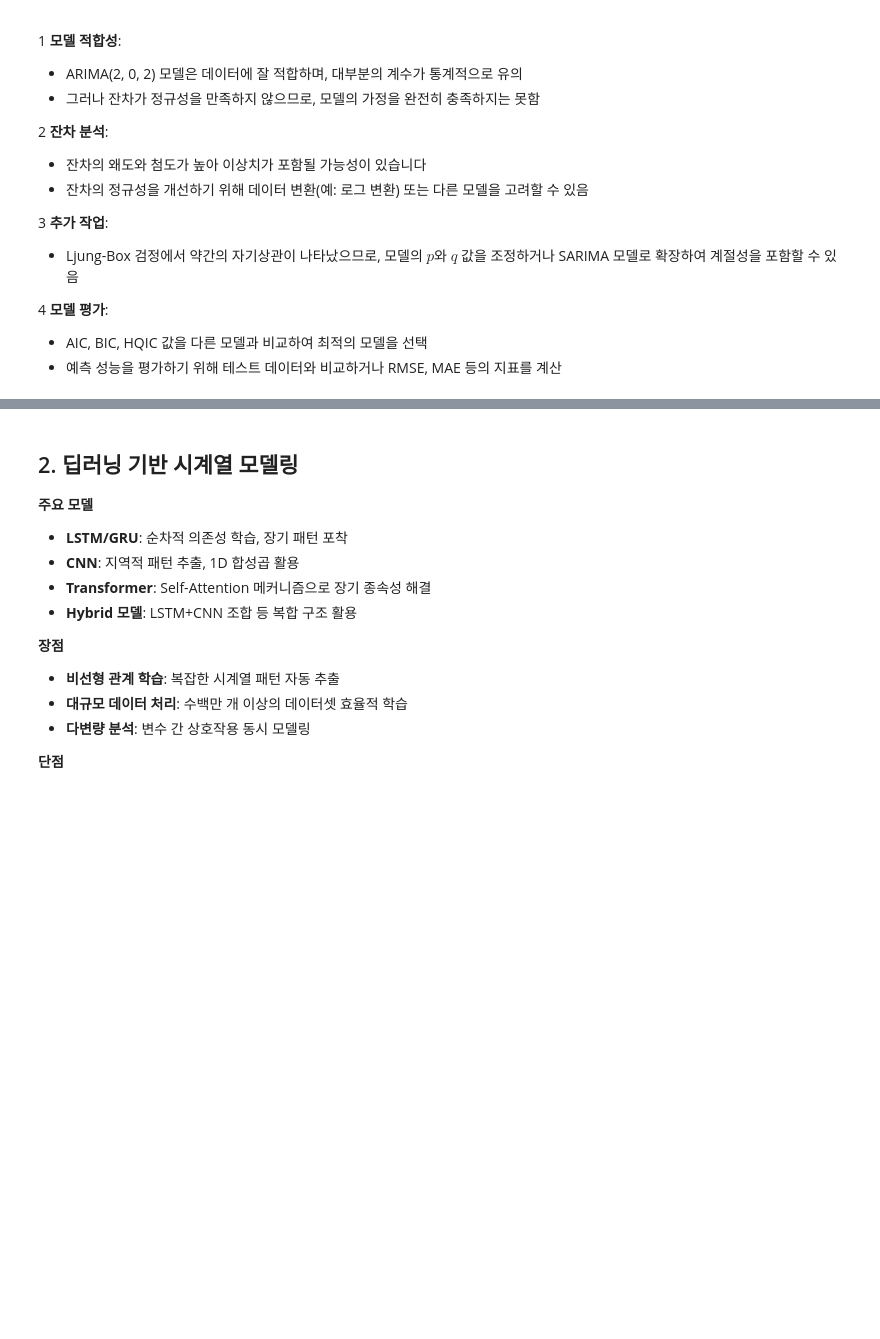
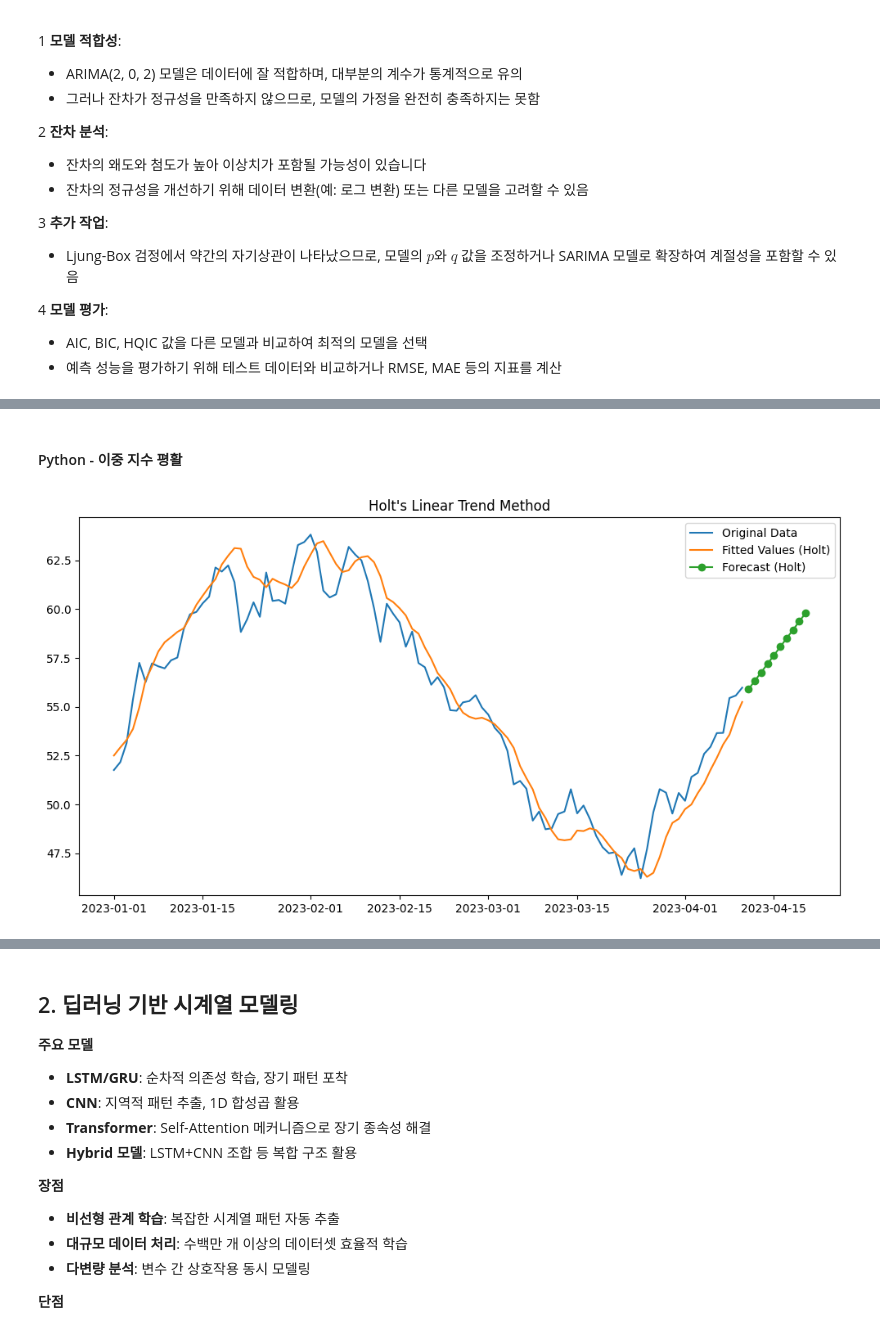
Before and after one commit to Ssellu/2025-dankook-uni-timeseries-handbooks, a Jupyter notebook: 01-02-통계기법-딥러닝기법.ipynb, the cells around one changed output, grey strips where cells are left out. Cells and saved outputs as stored; diff of their text form; code cells hidden in the pictures; blank space fills up the shorter version.

```diff
--- a/01-02-통계기법-딥러닝기법.ipynb
+++ b/01-02-통계기법-딥러닝기법.ipynb
@@ -270,0 +408,17 @@ Prob(H) (two-sided):                  073   Kurtosis:                        648
+# %% [markdown]
+#### Python - 이중 지수 평활
+# %%
+from statsmodels.tsa.api import Holt
+
+model_holt = Holt(series, initialization_method='estimated').fit(smoothing_level=0.3, smoothing_trend=0.1, optimized=False)
+forecast_holt = model_holt.forecast(10)
+
+plt.figure(figsize=(12, 6))
+plt.plot(series, label='Original Data')
+plt.plot(model_holt.fittedvalues, label='Fitted Values (Holt)')
+plt.plot(forecast_holt.index, forecast_holt, label='Forecast (Holt)', marker='o')
+plt.title("Holt's Linear Trend Method")
+plt.legend()
+plt.show()
+# %% [output]
+[figure, added]
```
Also changed, not shown: parts of 8 cells of this notebook, 4 other files.
